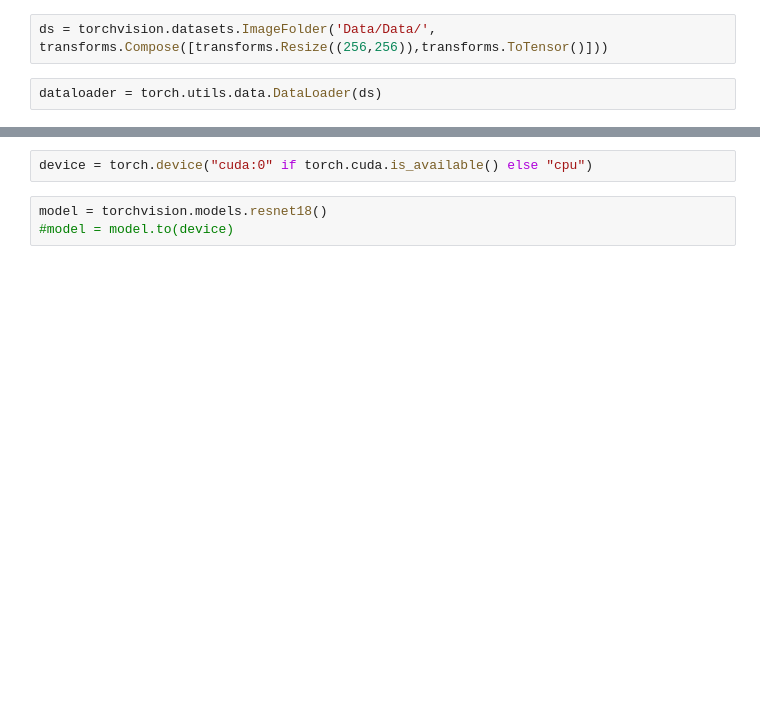
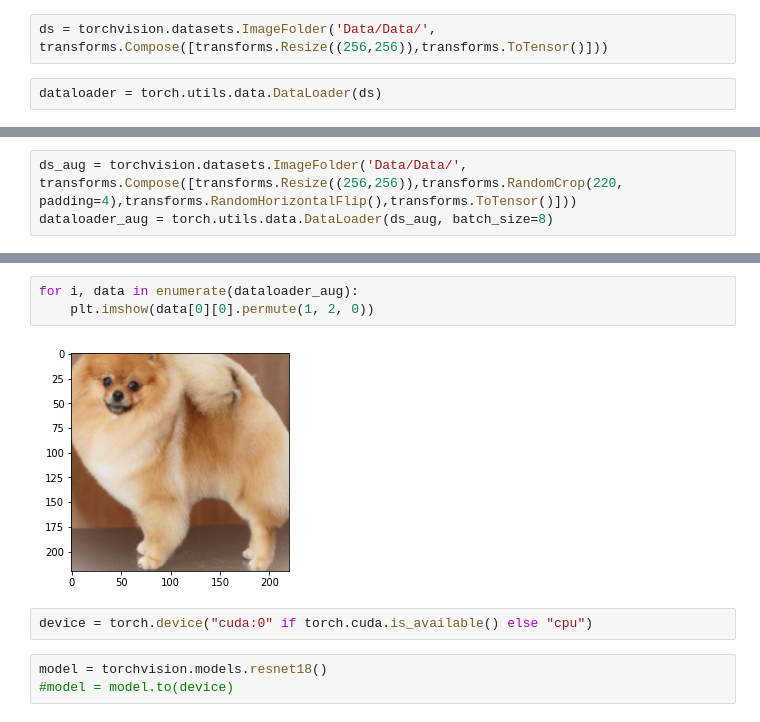
Before and after one commit to NeuralNous/Dogs, a Jupyter notebook: Model.ipynb, the cells around one changed output, grey strips where cells are left out. Cells and saved outputs as stored; diff of their text form; blank space fills up the shorter version.

```diff
--- a/Model.ipynb
+++ b/Model.ipynb
@@ -14,0 +12,3 @@ dataloader = torch.utils.data.DataLoader(ds)
+# %%
+ds_aug = torchvision.datasets.ImageFolder('Data/Data/', transforms.Compose([transforms.Resize((256,256)),transforms.RandomCrop(220, padding=4),transforms.RandomHorizontalFlip(),transforms.ToTensor()]))
+dataloader_aug = torch.utils.data.DataLoader(ds_aug, batch_size=8)
@@ -15,3 +31,8 @@ dataloader = torch.utils.data.DataLoader(ds)
+# %%
+for i, data in enumerate(dataloader_aug):
+    plt.imshow(data[0][0].permute(1, 2, 0))
+# %% [output]
+[figure, added]
 # %%
 device = torch.device("cuda:0" if torch.cuda.is_available() else "cpu")
 # %%
```
Also changed, not shown: parts of 10 cells of this notebook.
